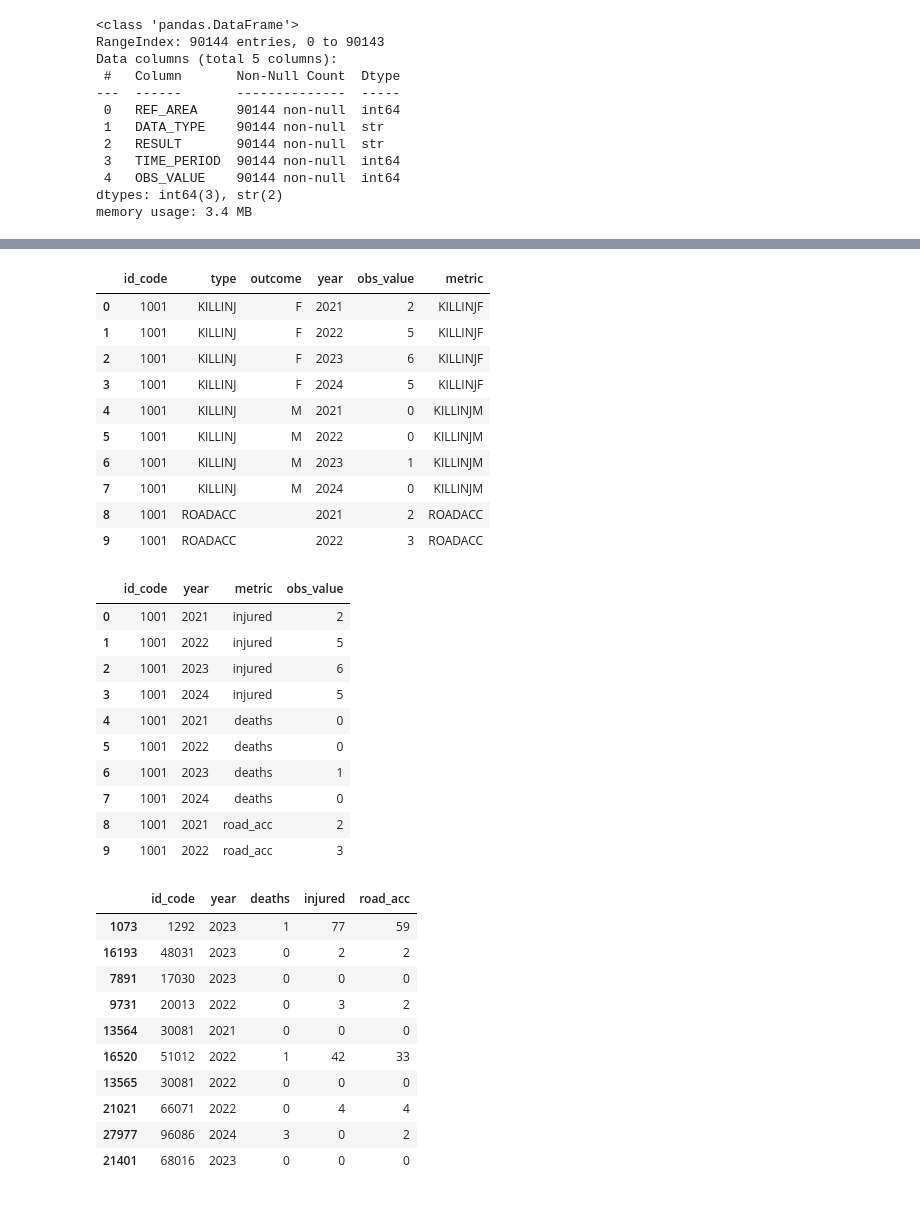
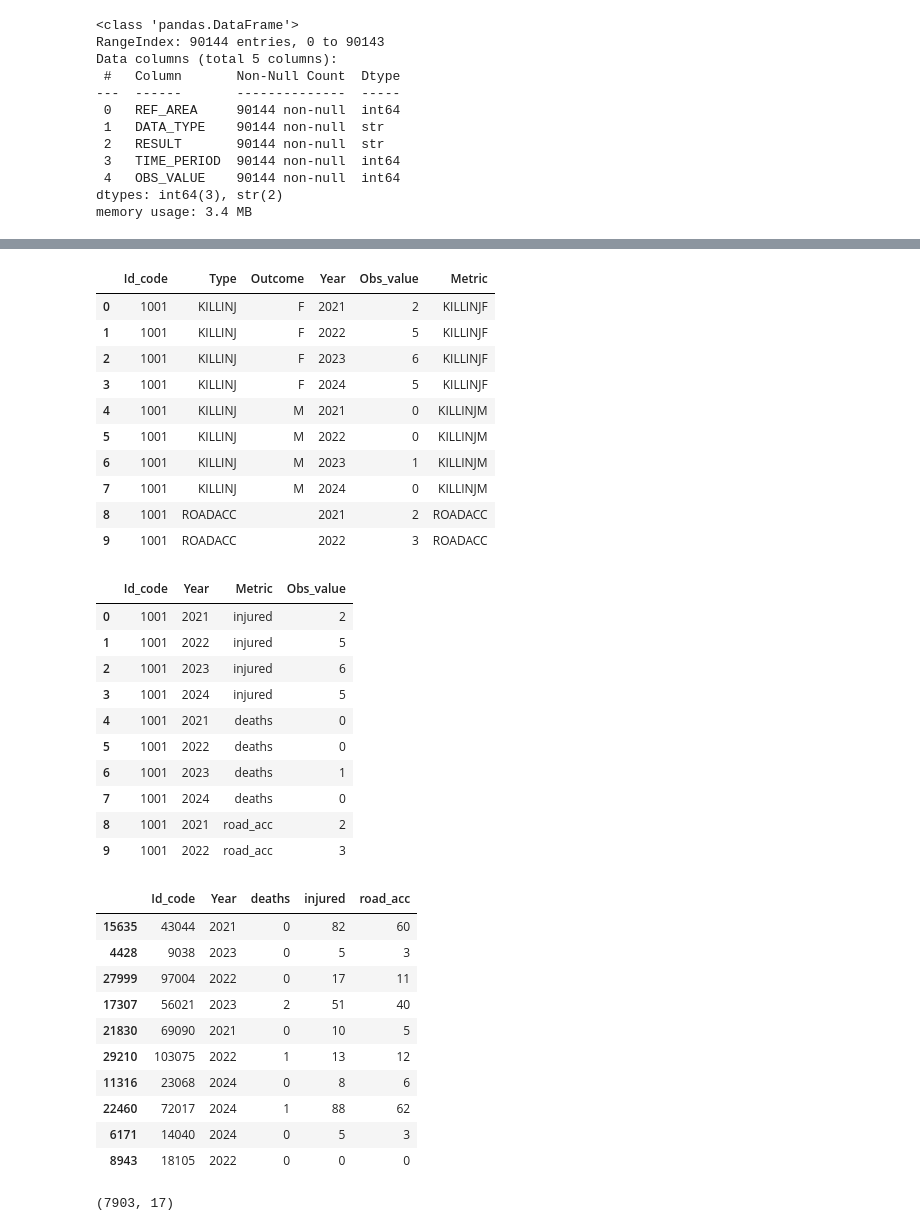
Before and after one commit to alessandropietrocarlo89-hub/final_exam_test, a Jupyter notebook: project.ipynb, the cells around one changed output, grey strips where cells are left out. Saved outputs shown, nothing was run; the diff lists cells and outputs as text; code cells hidden in the pictures.

```diff
--- a/project.ipynb
+++ b/project.ipynb
@@ -99,4 +100,4 @@ cars_accidents.sample(10)
 # %%
-cars_accidents = cars_accidents.rename(columns={'REF_AREA': 'id_code','DATA_TYPE':'type','RESULT':'outcome','TIME_PERIOD':'year','OBS_VALUE':'obs_value'})
+cars_accidents = cars_accidents.rename(columns={'REF_AREA': 'Id_code','DATA_TYPE':'Type','RESULT':'Outcome','TIME_PERIOD':'Year','OBS_VALUE':'Obs_value'})
 cars_accidents.head(10)
 # %% [output]
@@ -112,11 +113,11 @@ cars_accidents.head(10)
 | 8 | 1001 | ROADACC | 9 | 2021 | 2 |
 | 9 | 1001 | ROADACC | 9 | 2022 | 3 |
 # %%
-cars_accidents['outcome'] = cars_accidents['outcome'].replace('9','')
-cars_accidents['metric'] = cars_accidents['type'] + cars_accidents['outcome']
+cars_accidents['Outcome'] = cars_accidents['Outcome'].replace('9','')
+cars_accidents['Metric'] = cars_accidents['Type'] + cars_accidents['Outcome']
 cars_accidents.head(10)
 # %% [output]
-|  | id_code | type | outcome | year | obs_value | metric |
+|  | Id_code | Type | Outcome | Year | Obs_value | Metric |
 | 0 | 1001 | KILLINJ | F | 2021 | 2 | KILLINJF |
 | 1 | 1001 | KILLINJ | F | 2022 | 5 | KILLINJF |
 | 2 | 1001 | KILLINJ | F | 2023 | 6 | KILLINJF |
@@ -128,12 +129,12 @@ cars_accidents.head(10)
 | 8 | 1001 | ROADACC |  | 2021 | 2 | ROADACC |
 | 9 | 1001 | ROADACC |  | 2022 | 3 | ROADACC |
 # %%
-cars_accidents = cars_accidents.drop(columns=['type','outcome'])
-cars_accidents['metric'] = cars_accidents['metric'].replace({'KILLINJF':'injured', 'KILLINJM' : 'deaths', 'ROADACC' : 'road_acc'})
-cars_accidents = cars_accidents[['id_code','year','metric','obs_value']]
+cars_accidents = cars_accidents.drop(columns=['Type','Outcome'])
+cars_accidents['Metric'] = cars_accidents['Metric'].replace({'KILLINJF':'injured', 'KILLINJM' : 'deaths', 'ROADACC' : 'road_acc'})
+cars_accidents = cars_accidents[['Id_code','Year','Metric','Obs_value']]
 cars_accidents.head(10)
 # %% [output]
-|  | id_code | year | metric | obs_value |
+|  | Id_code | Year | Metric | Obs_value |
 | 0 | 1001 | 2021 | injured | 2 |
 | 1 | 1001 | 2022 | injured | 5 |
 | 2 | 1001 | 2023 | injured | 6 |
@@ -145,20 +146,25 @@ cars_accidents.head(10)
 | 8 | 1001 | 2021 | road_acc | 2 |
 | 9 | 1001 | 2022 | road_acc | 3 |
 # %%
-cars_accidents_2021_2025 = cars_accidents.pivot_table(index=['id_code','year'],columns=['metric'], values='obs_value').reset_index()
+cars_accidents_2021_2025 = cars_accidents.pivot_table(index=['Id_code','Year'],columns=['Metric'], values='Obs_value').reset_index()
 cars_accidents_2021_2025.columns.name = None
 c = ['deaths', 'injured', 'road_acc']
 cars_accidents_2021_2025[c] = cars_accidents_2021_2025[c].astype('int64')
 cars_accidents_2021_2025.sample(10)
 # %% [output]
-|  | id_code | year | deaths | injured | road_acc |
-| 1073 | 1292 | 2023 | 1 | 77 | 59 |
-| 16193 | 48031 | 2023 | 0 | 2 | 2 |
-| 7891 | 17030 | 2023 | 0 | 0 | 0 |
-| 9731 | 20013 | 2022 | 0 | 3 | 2 |
-| 13564 | 30081 | 2021 | 0 | 0 | 0 |
-| 16520 | 51012 | 2022 | 1 | 42 | 33 |
-| 13565 | 30081 | 2022 | 0 | 0 | 0 |
-| 21021 | 66071 | 2022 | 0 | 4 | 4 |
-| 27977 | 96086 | 2024 | 3 | 0 | 2 |
-| 21401 | 68016 | 2023 | 0 | 0 | 0 |
+|  | Id_code | Year | deaths | injured | road_acc |
+| 15635 | 43044 | 2021 | 0 | 82 | 60 |
+| 4428 | 9038 | 2023 | 0 | 5 | 3 |
+| 27999 | 97004 | 2022 | 0 | 17 | 11 |
+| 17307 | 56021 | 2023 | 2 | 51 | 40 |
+| 21830 | 69090 | 2021 | 0 | 10 | 5 |
+| 29210 | 103075 | 2022 | 1 | 13 | 12 |
+| 11316 | 23068 | 2024 | 0 | 8 | 6 |
+| 22460 | 72017 | 2024 | 1 | 88 | 62 |
+| 6171 | 14040 | 2024 | 0 | 5 | 3 |
+| 8943 | 18105 | 2022 | 0 | 0 | 0 |
+# %%
+df_2 = pd.read_csv(r"C:\Users\peter\OneDrive\Desktop\final_exam\interviews\comuni_situas_istat.csv", sep=';')
+df_2.shape
+# %% [output]
+(7903, 17)
```
Also changed, not shown: parts of 27 cells of this notebook, 2 other files.
